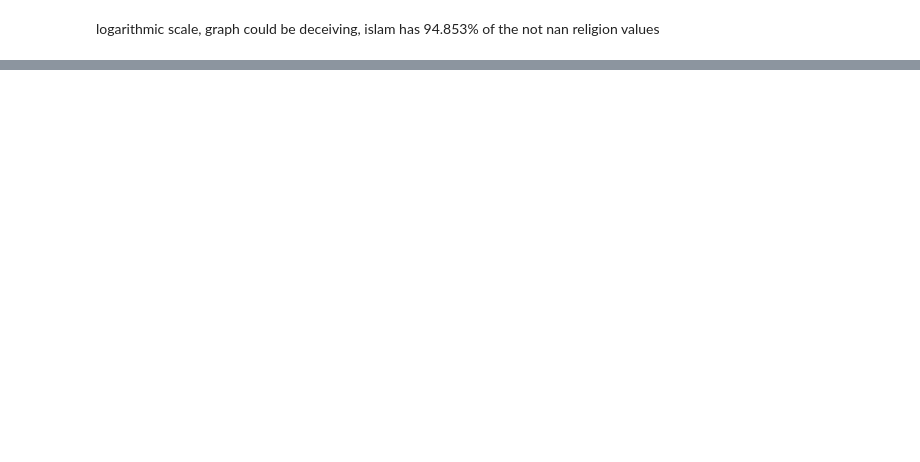
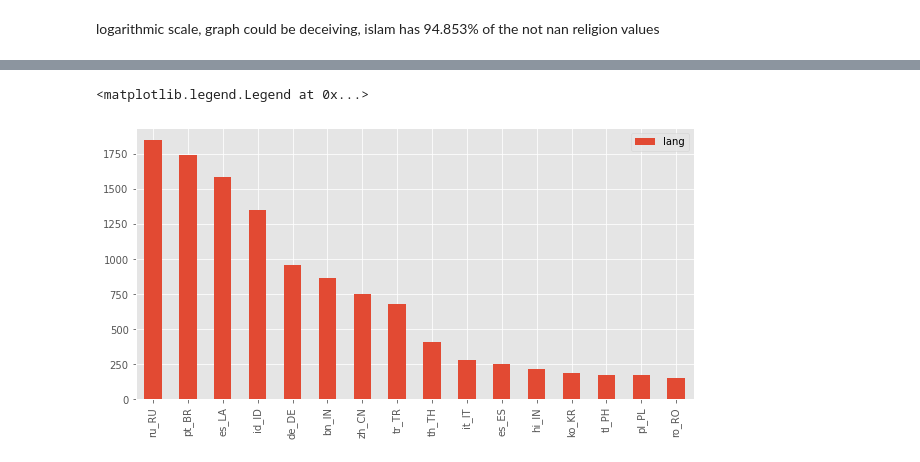
Before and after one commit to MohamedSuwan/Codewars, a Jupyter notebook: Random Projects/Jordan FB analysis.ipynb, the cells around one changed output, grey strips where cells are left out. Saved outputs shown, nothing was run; the diff lists cells and outputs as text; code cells hidden in the pictures; blank space fills up the shorter version.

```diff
--- a/Random Projects/Jordan FB analysis.ipynb
+++ b/Random Projects/Jordan FB analysis.ipynb
@@ -139,0 +153,6 @@ plt.yscale("log")
+# %%
+df["lang"].value_counts()[4:20].plot(figsize=(10,5),kind="bar")
+plt.legend()
+# %% [output]
+<matplotlib.legend.Legend at 0x...>
+[figure, added]
```
Also changed, not shown: parts of 10 cells of this notebook.
